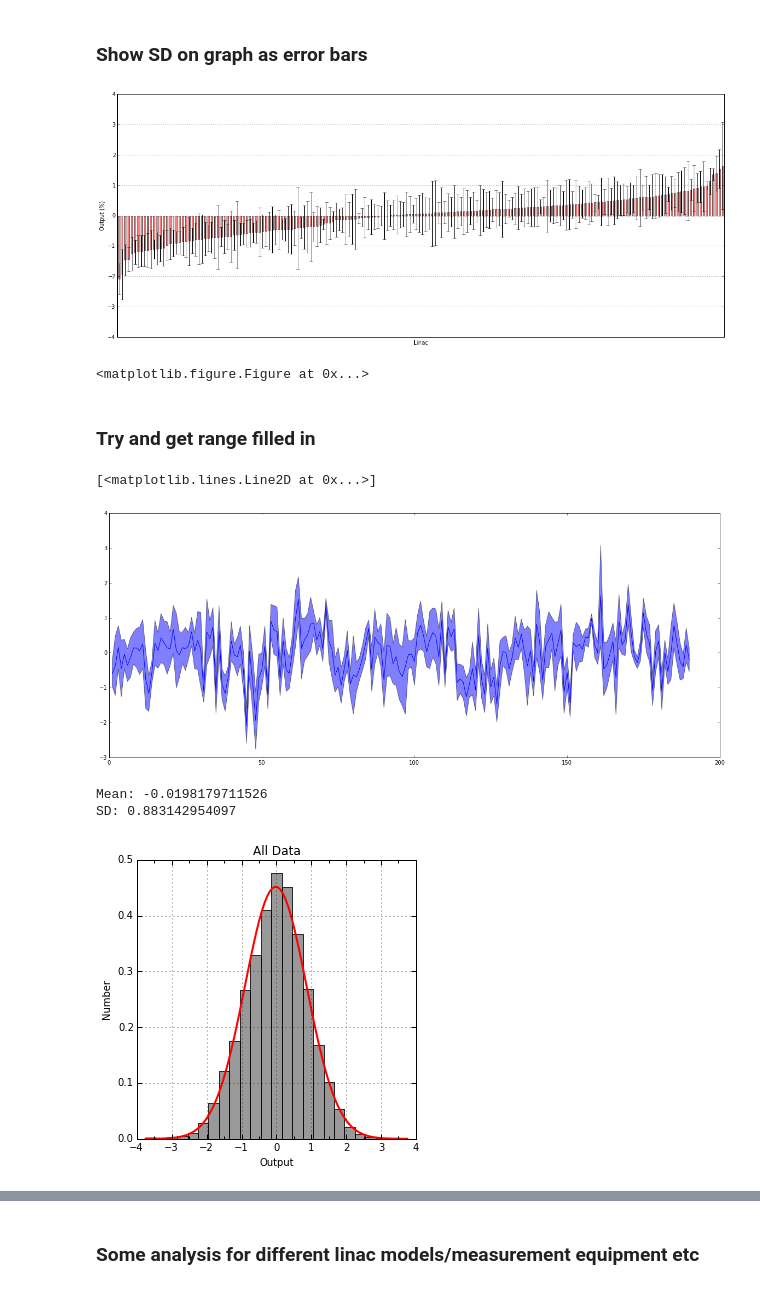
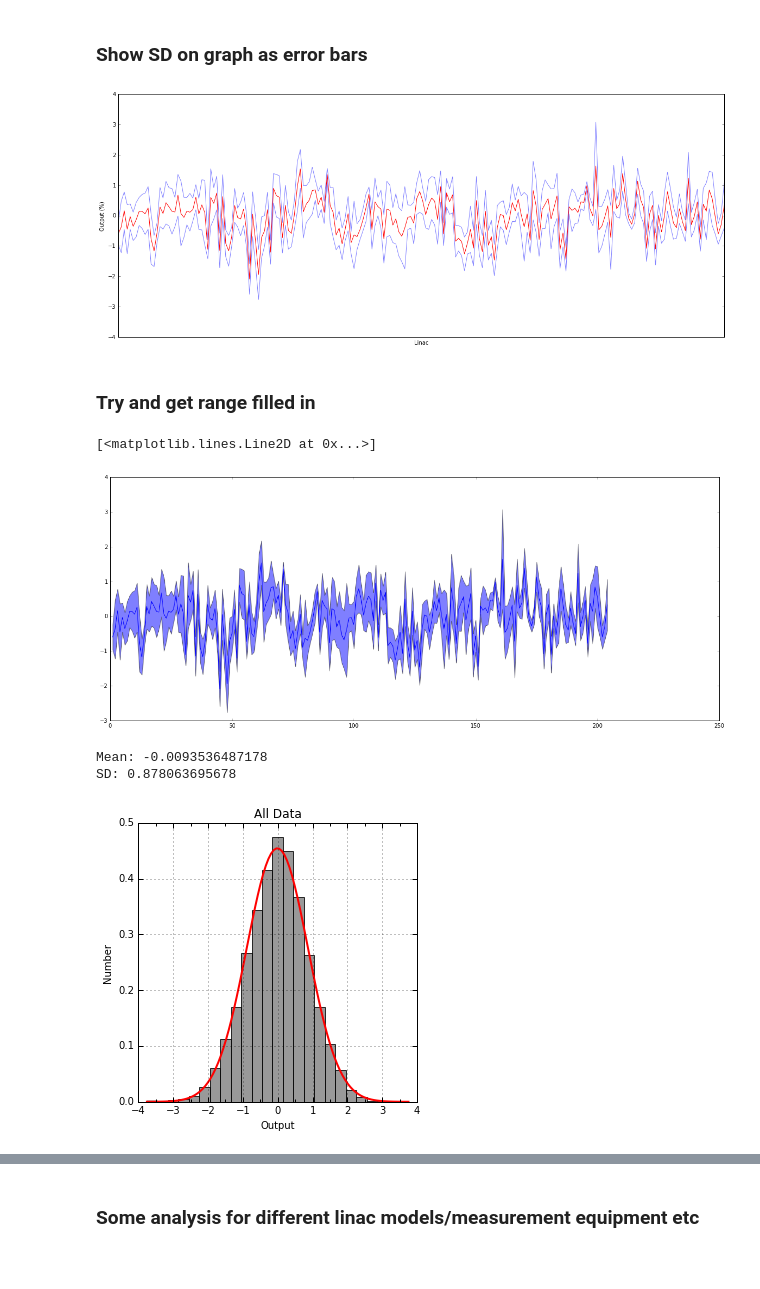
Before and after one commit to mbolt01/InitialCode, a Jupyter notebook: OP Data Plots.ipynb, the cells around one changed output, grey strips where cells are left out. Drawn from its saved outputs; the diff is of its cells as text; code cells hidden in the pictures; blank space fills up the shorter version.

Commit message:
pandas upgrade to v18.
Some required changed to work.
Import of file identified 'service' as an OP values

```diff
--- a/OP Data Plots.ipynb
+++ b/OP Data Plots.ipynb
@@ -19,13 +21,14 @@ cwd = os.getcwd()
 # %%
 #mainpath = 'C:/Users/mb22/OneDrive/PhD/Quasar Shared/'
 #filepath = 'Data/NPL_Table_All.xlsx'
-filepath = 'Data to Import/All_Ext_OPs-Jan-Jun2015-10Feb16-Anon.xlsx'
+filepath = 'Data to Import/All_Ext_OPs-Jan-Jun2015-06Apr16-Anon.xlsx'
 
 #fullpath=mainpath+filepath
 fullpath=cwd+'/'+filepath # use if need to specify full path for some reason.
 print(fullpath) #note forward and backward slashes in output
 
-all_data = pd.read_excel(filepath, parse_dates=['Date'])
-#all_data.tail(2)
+#all_data = pd.read_excel(filepath, parse_dates=['Date'])
+all_data = pd.read_excel(filepath)
+#all_data.head(2)
 all_data.describe()
 # %% [output]
@@ -44,5 +47,6 @@ C:\Users\mb22\OneDrive\PhD\Quasar Shared\Modelling\IPython/Data to Import/All_Ex
 # %%
-cutoff_perc = 5
+cutoff_perc = 5.0
+
 all_data = all_data[(all_data.OP_Dif >-cutoff_perc)
                    & (all_data.OP_Dif < cutoff_perc)
                    & (all_data.Date < "01/July/2015")
@@ -154,11 +158,14 @@ I think in our case, if required the distributions can be considered as normal (
 # %%
 # Calculate rolling SD of 20 values
 
-all_data_datesort = all_data.sort(['Date'], ascending=True)
+all_data_datesort = all_data.sort_values(by='Date', ascending=True)
 
 all_data_datesort['SD_Prev1000'] = np.nan
-all_data_datesort['SD_Prev1000'] = pd.rolling_std(all_data_datesort['OP_Dif'],window=1000)
-all_data_datesort['Mean_Prev1000'] = pd.rolling_mean(all_data_datesort['OP_Dif'],window=1000)
+#all_data_datesort['SD_Prev1000'] = pd.rolling_std(all_data_datesort['OP_Dif'],window=1000) ## pre v18 of pandas
+all_data_datesort['SD_Prev1000'] = all_data_datesort['OP_Dif'].rolling(window=1000,center=False).std()
+
+#all_data_datesort['Mean_Prev1000'] = pd.rolling_mean(all_data_datesort['OP_Dif'],window=1000) ## pre v18 of pandas
+all_data_datesort['Mean_Prev1000'] = all_data_datesort['OP_Dif'].rolling(window=1000,center=False).mean()
 
 all_data_datesort.tail(3)
 # %% [output]
@@ -247,39 +259,39 @@ Mean Range: 3.72784869976
 # %%
 plt.figure(figsize=(20,8))
 
 l = m.groupby('Linac_ID')
 #l.sort(by='OP_Dif')
 #l.describe()
 lmean = l.mean()
-lmean = lmean.sort(['OP_Dif'], ascending=True)
+#lmean = lmean.sort(['OP_Dif'], ascending=True)
+#lmean = lmean.sort_values(by='OP_Dif', ascending=True)
 lsd = l.std()
 lsdnorm=lmean+lsd
 lsdnegnorm=lmean-lsd
 
-#myplotlinac = lmean['OP_Dif'].plot(kind='line', color='red', alpha = 1)
-#myplotlinac = lsdnorm['OP_Dif'].plot(kind='line', color='blue', alpha = 0.5)
-#myplotlinac = lsdnegnorm['OP_Dif'].plot(kind='line', color='blue', alpha = 0.5)
+myplotlinac = lmean['OP_Dif'].plot(kind='line', color='red', alpha = 1)
+myplotlinac = lsdnorm['OP_Dif'].plot(kind='line', color='blue', alpha = 0.5)
+myplotlinac = lsdnegnorm['OP_Dif'].plot(kind='line', color='blue', alpha = 0.5)
 
-op_mean_sd = lmean['OP_Dif'].plot(yerr=lsd, kind='bar', width=0.5, color='red', alpha=0.5)
+#op_mean_sd = lmean['OP_Dif'].plot(yerr=lsd, kind='bar', width=0.5, color='red', alpha=0.5)
 #plt.xlim(0,50)
 plt.ylim(-4,4)
 plt.ylabel('Output (%)')
 plt.xlabel('Linac')
 
 ## Hide x axis tick labels (simple 1 line method used)
 #plt.tick_params(
 #    axis='x',          # changes apply to the x-axis
 #    which='both',      # both major and minor ticks are affected
 #    bottom='off',      # ticks along the bottom edge are off
 #    top='off',         # ticks along the top edge are off
 #    labelbottom='off')
 plt.gca().xaxis.set_major_locator(plt.NullLocator())
 plt.show()
 
 #plt.savefig('OPs/All_Linacs_Means-bar-corr-SD.png', bbox_inches='tight', dpi=300)
 # %% [output]
-[figure, old version]
+[figure, new version]
-<matplotlib.figure.Figure at 0x...>
 # %% [markdown]
 ### Try and get range filled in
 # %%
@@ -290,9 +302,14 @@ l_id = l['Linac_ID'].mean()
 
 plt.fill_between(l_id, (abc.mean()-abc.std()), (abc.mean()+abc.std()),alpha=0.5)
 plt.plot(l_id,abc.mean())
+
+
+#####
+
+#If these seperate bits of data are all combined into a dataframe, then they could be sorted together.
 # %% [output]
 [<matplotlib.lines.Line2D at 0x...>]
-[figure, old version]
+[figure, new version]
 # %%
 pylab.rcParams['figure.figsize'] = 5, 5 # change size of figures
 
@@ -324,7 +341,7 @@ print('Mean: ' + str(mean))
 print('SD: ' + str(sd))
 #plt.savefig('OPs/All_Hist.png', bbox_inches='tight', dpi=300)
 # %% [output]
-Mean: -0.0198179711526
-SD: 0.883142954097
+Mean: -0.0093536487178
+SD: 0.878063695678
-[figure, old version]
+[figure, new version]
 # %% [markdown]
```
Also changed, not shown: parts of 37 cells of this notebook.
